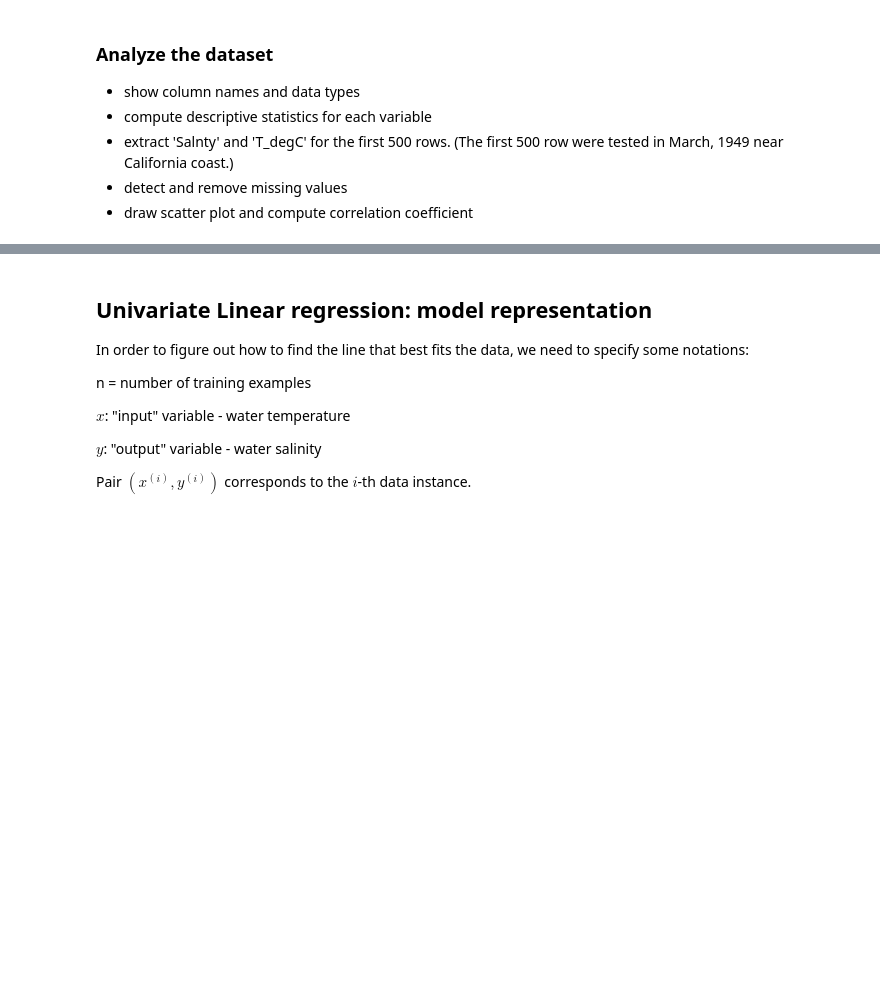
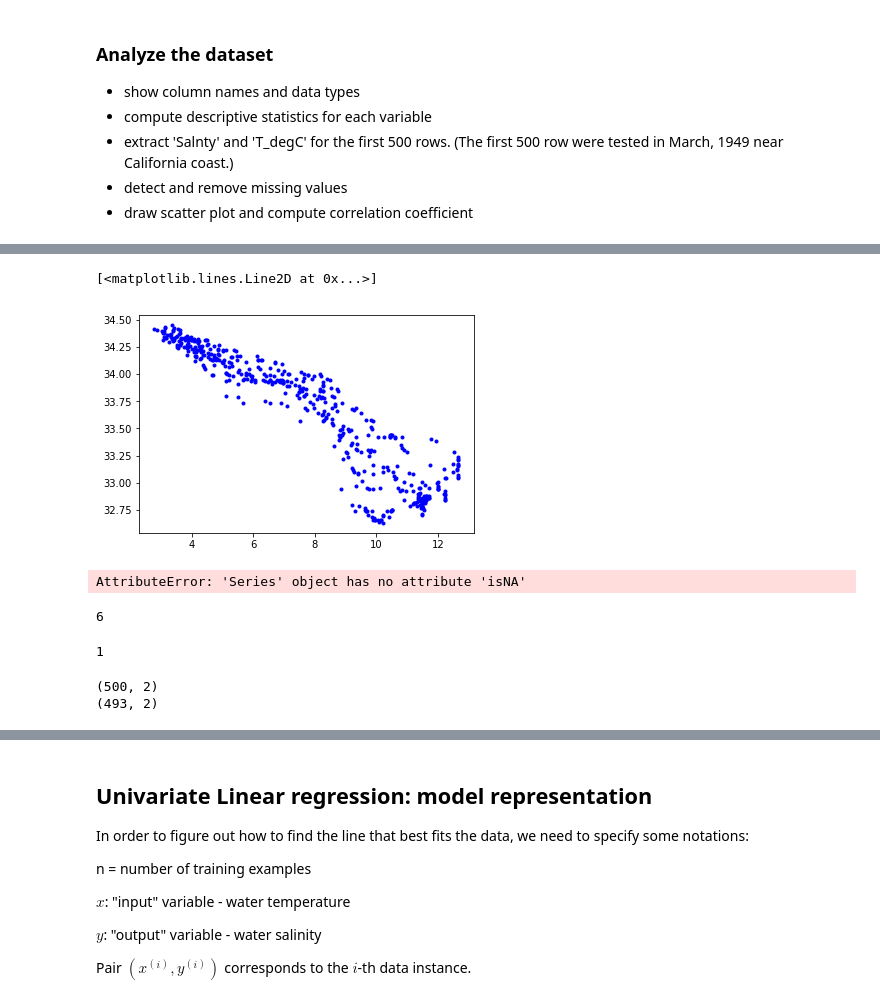
Before and after one commit to ch00226855/CMP464-788-Spring2019, a Jupyter notebook: Week5_LinearRegression_Salinity_vs_Temperature.ipynb, the cells around one changed output, grey strips where cells are left out. Drawn from its saved outputs; the diff is of its cells as text; code cells hidden in the pictures; blank space fills up the shorter version.

```diff
--- a/Week5_LinearRegression_Salinity_vs_Temperature.ipynb
+++ b/Week5_LinearRegression_Salinity_vs_Temperature.ipynb
@@ -25,6 +25,7 @@ https://www.kaggle.com/sohier/calcofi#bottle.csv
 - Today we are going to use this dataset to investigate the relationship between water salinity and water temperature. In particular, we would like to predict the change of salinity based on water temperature.
 # %%
 # Load datasets
-datapath = '/home/liang/Dropbox/Teaching/CMP464/Spring2019/Data/CalCOFI/'
+cur_path = os.getcwd()
+datapath = cur_path + '/Data/CalCOFI/'
 bottle = pd.read_csv(datapath + 'bottle.csv', sep=',')
 bottle.head().T
@@ -46,15 +103,29 @@ bottle.describe().T
 # %%
 # Extract 'Salnty' and 'T_degC' for the first 500 rows.
 # The first 500 row were tested in March, 1949 near California coast
 data = bottle[['Salnty', 'T_degC']][:500]
-plt.plot(data['Salnty'], data['T_degC'], 'b.')
+plt.plot(data['T_degC'], data['Salnty'], 'b.')
+# %% [output]
+[<matplotlib.lines.Line2D at 0x...>]
+[figure, added]
 # %%
-data['T_degC'].isna().sum()
+# data['T_degC'].isna().sum()
+# %% [output]
+AttributeError: 'Series' object has no attribute 'isNA'
 # %%
 data['Salnty'].isnull().sum()
+# %% [output]
+6
+# %%
+data['T_degC'].isnull().sum()
+# %% [output]
+1
 # %%
 print(data.shape)
 data = data.dropna()
-data.shape
+print(data.shape)
+# %% [output]
+(500, 2)
+(493, 2)
 # %%
 plt.plot(data['Salnty'], data['T_degC'], 'b.')
```
Also changed, not shown: parts of 7 cells of this notebook.
